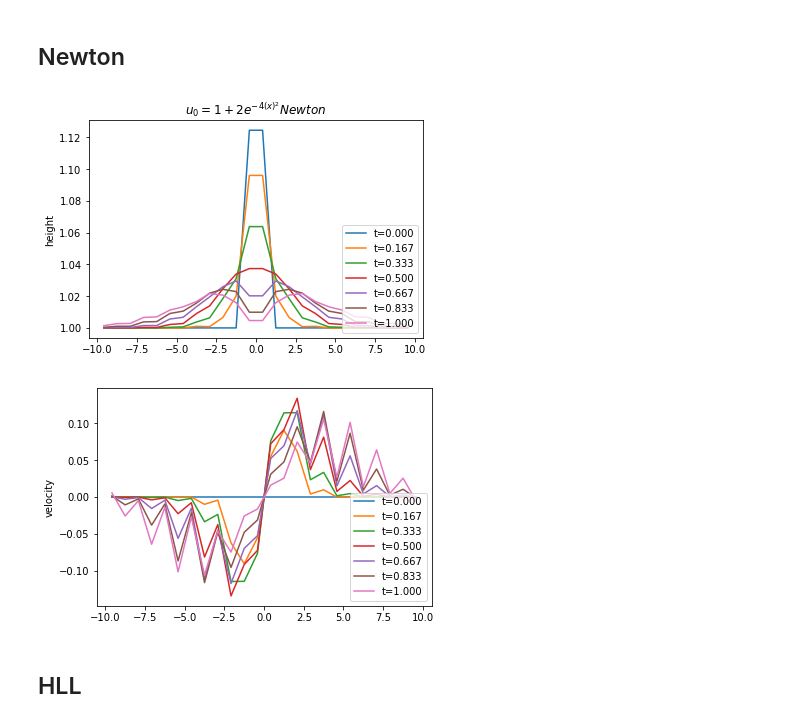
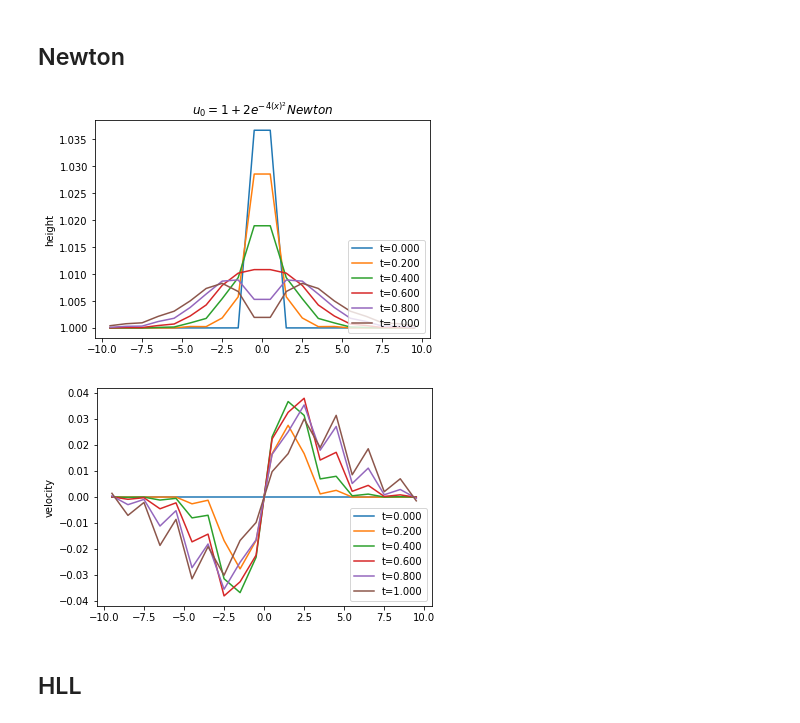
Before and after one commit to sarahaguasvivas/class, a Jupyter notebook: HW4/HW4.ipynb, the cells around one changed output. Saved outputs shown, nothing was run; the diff lists cells and outputs as text; code cells hidden in the pictures.

```diff
--- a/HW4/HW4.ipynb
+++ b/HW4/HW4.ipynb
@@ -45,7 +45,7 @@ def rk_butcher_4():
     b = numpy.array([1/6, 1/3, 1/3, 1/6])
     return A, b
 
-def ode_rkexplicit(f, u0, butcher=None, tfinal=1, h1=.1):
+def ode_rkexplicit(f, u0, butcher=None, tfinal=1, h1=.05):
     if butcher is None:
         A, b = rk_butcher_4()
     else:
@@ -83,7 +83,7 @@ def speed_c(h):
     return c
 
 def riemann_shallow(UL, UR):
-    maxit=20
+    maxit=30
     hL = UL[0]
     hR = UR[0]
     uL = UL[1] / hL
@@ -105,7 +105,9 @@ def riemann_shallow(UL, UR):
             u = uL + ujumpL
             break
         elif i+1 == maxit:
+            print(h)
             raise RuntimeError('Newton solver failed to converge')
+
 
         dujumpL = numpy.where(h > hL,
                              -(1 + .5*(hL - h)/h)/numpy.sqrt(h*hL), # shock
@@ -184,21 +186,21 @@ def initial_shallow(x):
 # %% [markdown]
 ## Newton
 # %%
-x, hist = fvsolve2system(riemann_shallow, initial_shallow, n=24, limit=limit_vl, args=())
+x, hist = fvsolve2system(riemann_shallow, initial_shallow, n=20, limit=limit_vl, args=())
 pyplot.title('$u_0= 1+ 2e^{-4(x)^2} Newton$')
 for t, U in hist[::len(hist)//5]:
     pyplot.plot(x, U[0], label='t={:.3f}'.format(t))
 pyplot.ylabel('height')
 pyplot.legend(loc='lower right');
 pyplot.figure()
 for t, U in hist[::len(hist)//5]:
     pyplot.plot(x, U[1]/U[0], label='t={:.3f}'.format(t))
 pyplot.ylabel('velocity')
 pyplot.legend(loc='lower right');
 pyplot.show()
 # %% [output]
-[figure, old version]
+[figure, new version]
-[figure, old version]
+[figure, new version]
 # %% [markdown]
 ## HLL
 # %%
```
Also changed, not shown: parts of 2 cells of this notebook.
